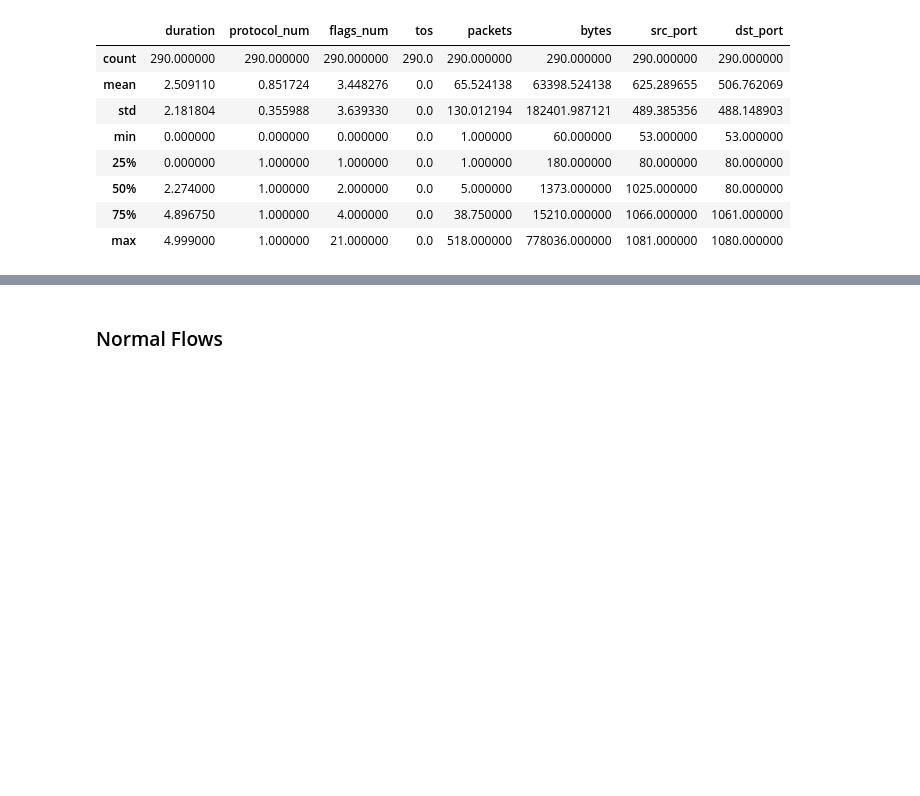
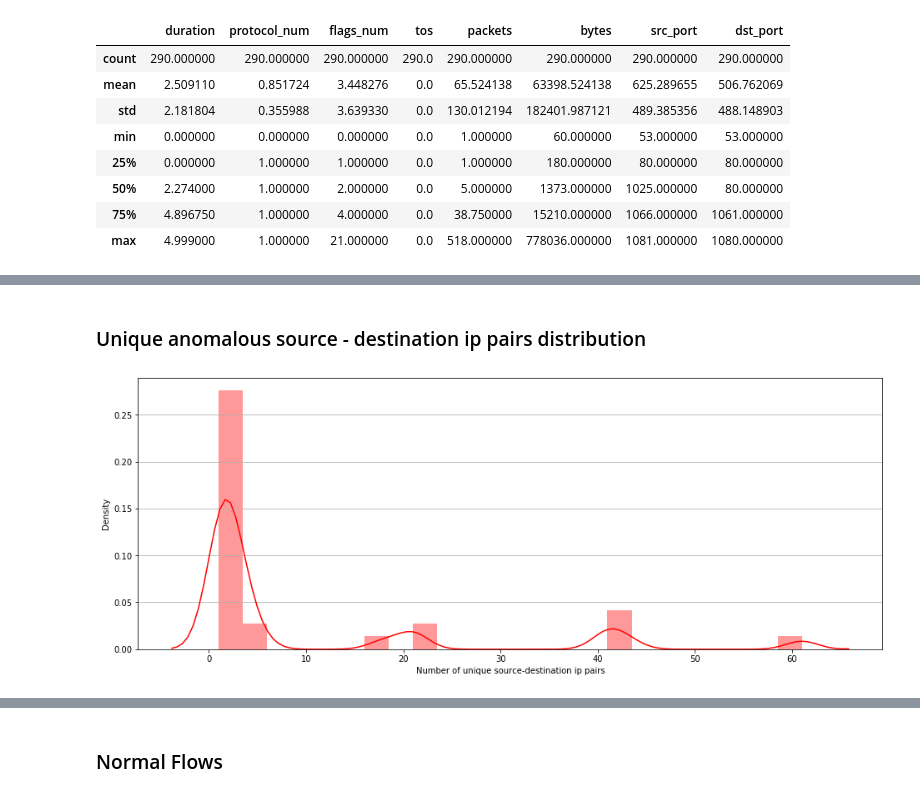
Before and after one commit to ghabbenjansen/thesis-vasileios, a Jupyter notebook: data_visualization.ipynb, the cells around one changed output, grey strips where cells are left out. Drawn from its saved outputs; the diff is of its cells as text; code cells hidden in the pictures; blank space fills up the shorter version.

Commit message:
Temporal distributions added

```diff
--- a/data_visualization.ipynb
+++ b/data_visualization.ipynb
@@ -41,0 +46,2 @@ anomalous[continuous_features].describe()
+# %%
+anomalous_time_diff = anomalous.groupby(['src_ip', 'dst_ip'])['date'].agg({'count': 'count', 'avg_time_diff': lambda group: group.sort_values().diff().mean()})
@@ -41,0 +58,10 @@ anomalous[continuous_features].describe()
+# %% [markdown]
+### Unique anomalous source - destination ip pairs distribution
+# %%
+plt.figure(figsize=(16, 6))
+sns.distplot(anomalous_time_diff["count"], color='r')
+plt.xlabel("Number of unique source-destination ip pairs")
+plt.ylabel("Density")
+plt.grid(axis='y')
+# %% [output]
+[figure, added]
```
Also changed, not shown: parts of 19 cells of this notebook, 1 other file.
